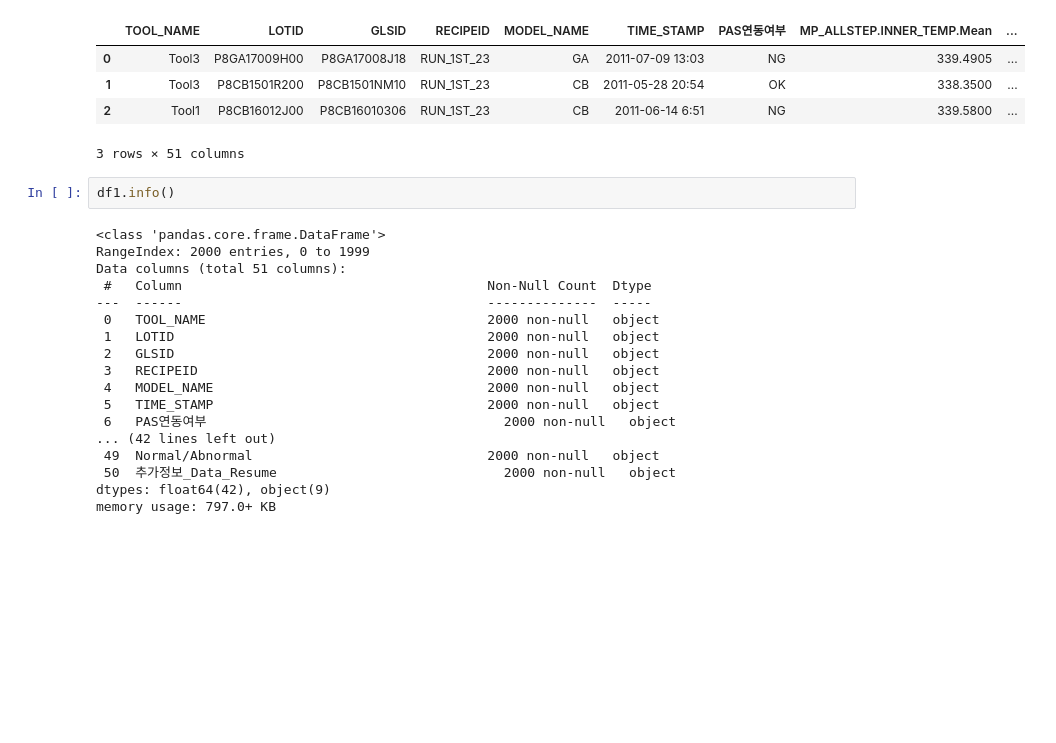
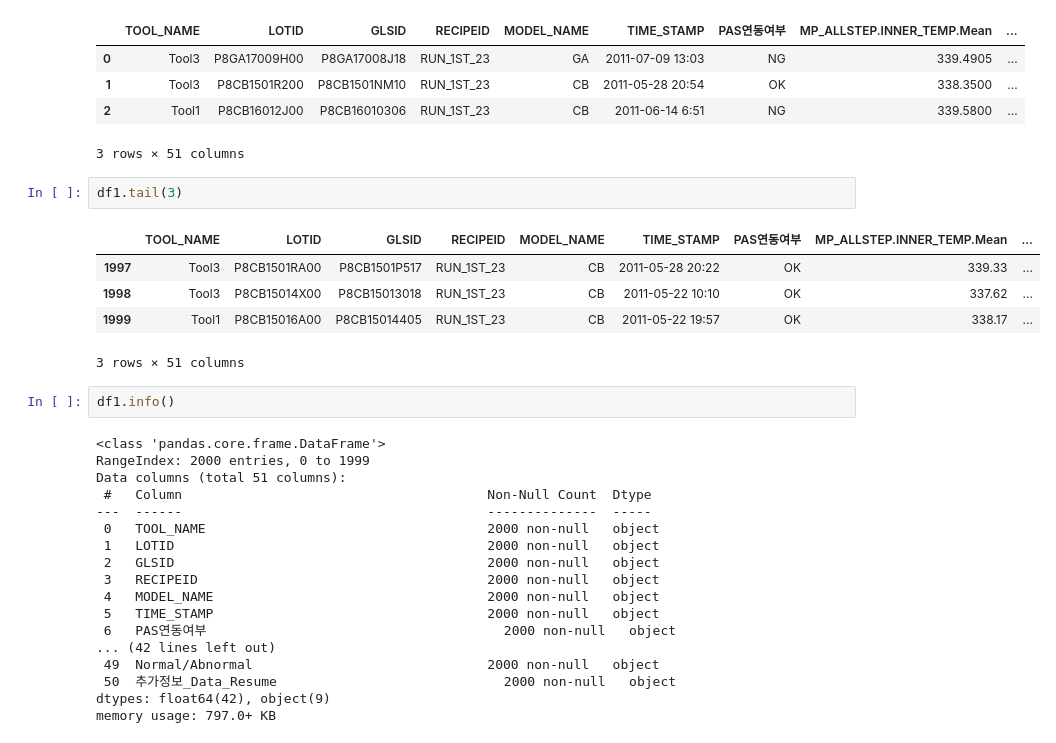
Before and after one commit to Jjineeq/Anomaly-Detection, a Jupyter notebook: hotelling.ipynb, the cells around one changed output. Saved outputs shown, nothing was run; the diff lists cells and outputs as text; blank space fills up the shorter version.

```diff
--- a/hotelling.ipynb
+++ b/hotelling.ipynb
@@ -13,6 +23,14 @@ df1.head(3)
 | 1 | Tool3 | P8CB1501R200 | P8CB1501NM10 | RUN_1ST_23 | CB | 2011-05-28 20:54 | OK | 338.3500 | ... |
 | 2 | Tool1 | P8CB16012J00 | P8CB16010306 | RUN_1ST_23 | CB | 2011-06-14 6:51 | NG | 339.5800 | ... |
 3 rows × 51 columns
+# %%
+df1.tail(3)
+# %% [output]
+|  | TOOL_NAME | LOTID | GLSID | RECIPEID | MODEL_NAME | TIME_STAMP | PAS연동여부 | MP_ALLSTEP.INNER_TEMP.Mean | ... |
+| 1997 | Tool3 | P8CB1501RA00 | P8CB1501P517 | RUN_1ST_23 | CB | 2011-05-28 20:22 | OK | 339.33 | ... |
+| 1998 | Tool3 | P8CB15014X00 | P8CB15013018 | RUN_1ST_23 | CB | 2011-05-22 10:10 | OK | 337.62 | ... |
+| 1999 | Tool1 | P8CB15016A00 | P8CB15014405 | RUN_1ST_23 | CB | 2011-05-22 19:57 | OK | 338.17 | ... |
+3 rows × 51 columns
 # %%
 df1.info()
 # %% [output]
```
Also changed, not shown: parts of 10 cells of this notebook, 43 other files.
